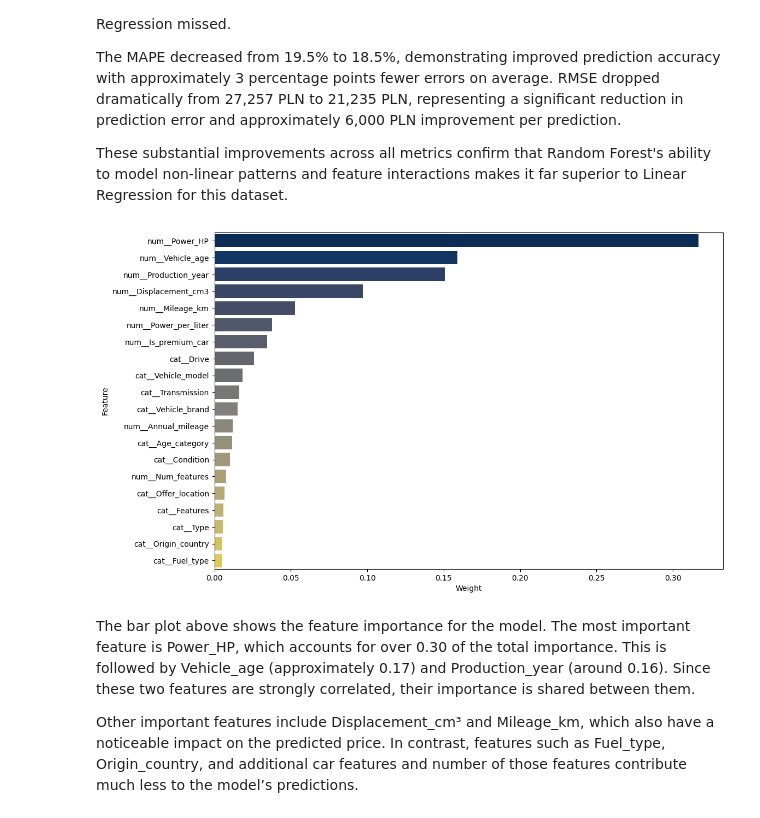
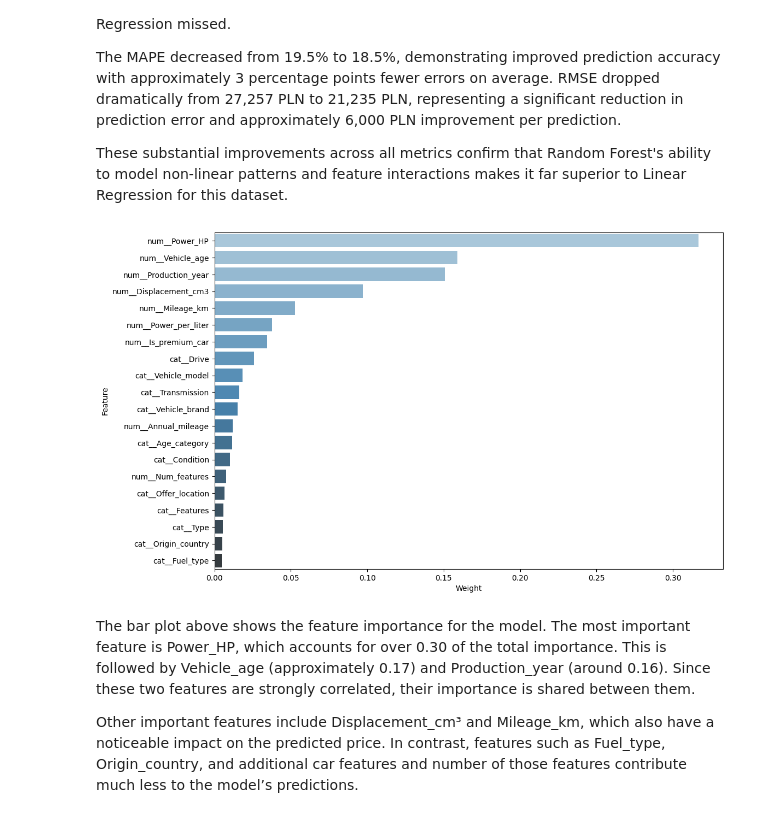
Before and after one commit to Przemsonn05/Cars-Price-Prediction-in-Poland, a Jupyter notebook: notebooks/cars_price_prediction.ipynb, the cells around one changed output. Cells and saved outputs as stored; diff of their text form; code cells hidden in the pictures.

```diff
--- a/notebooks/cars_price_prediction.ipynb
+++ b/notebooks/cars_price_prediction.ipynb
@@ -884,23 +890,23 @@ These substantial improvements across all metrics confirm that Random Forest's a
 # %%
 #Feature importance for Random Forest
 model = best_rfc.named_steps['model']
 preprocessor = best_rfc.named_steps['preprocessor']
 
 feature_names = preprocessor.get_feature_names_out()
 
 importances = pd.DataFrame({
     'Feature': feature_names,
     'Importance': model.feature_importances_
 })
 
 top20 = importances.sort_values(by='Importance', ascending=False).head(20)
 plt.figure(figsize=(12, 8))
-sns.barplot(x='Importance', y='Feature', data=top20, hue='Feature', palette='cividis')
+sns.barplot(x='Importance', y='Feature', data=top20, hue='Feature', palette='Blues_d')
 plt.xlabel('Weight')
 plt.savefig('../images/Feature_importance_rfc.png', dpi=300, bbox_inches='tight')
 plt.show()
 # %% [output]
-[figure, old version]
+[figure, new version]
 # %% [markdown]
 The bar plot above shows the feature importance for the model. The most important feature is Power_HP, which accounts for over 0.30 of the total importance. This is followed by Vehicle_age (approximately 0.17) and Production_year (around 0.16). Since these two features are strongly correlated, their importance is shared between them.
 
```
Also changed, not shown: parts of 28 cells of this notebook, 17 other files.
